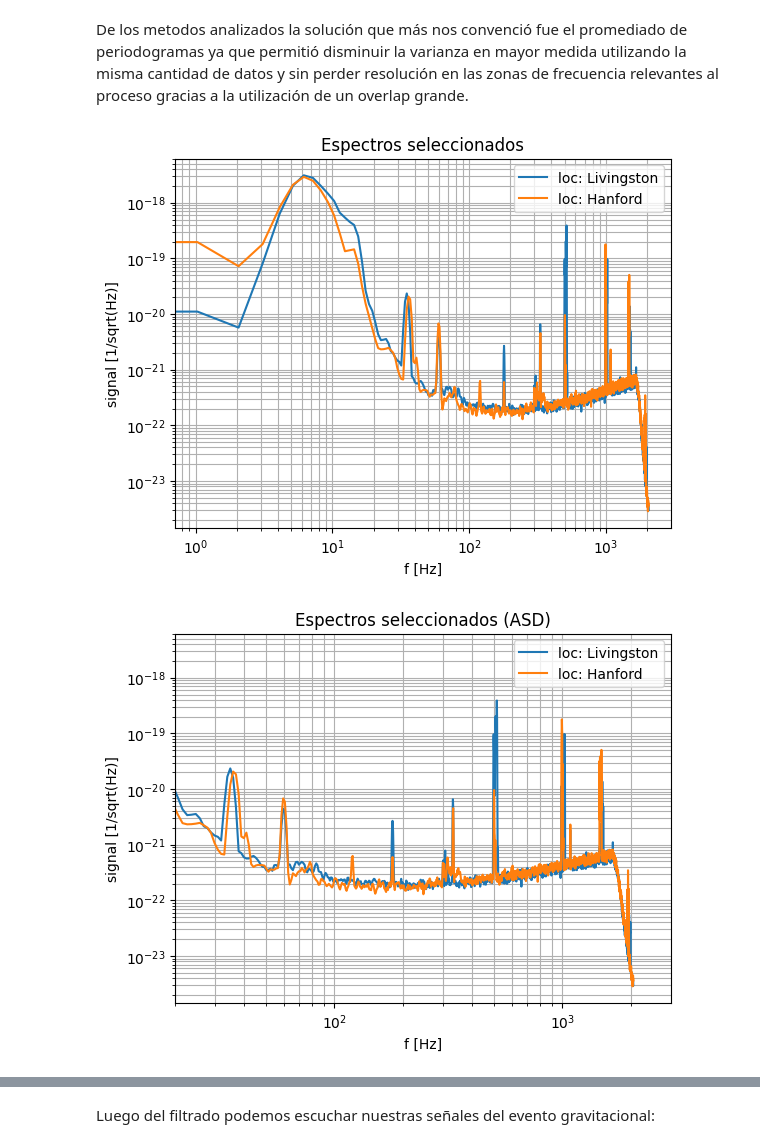
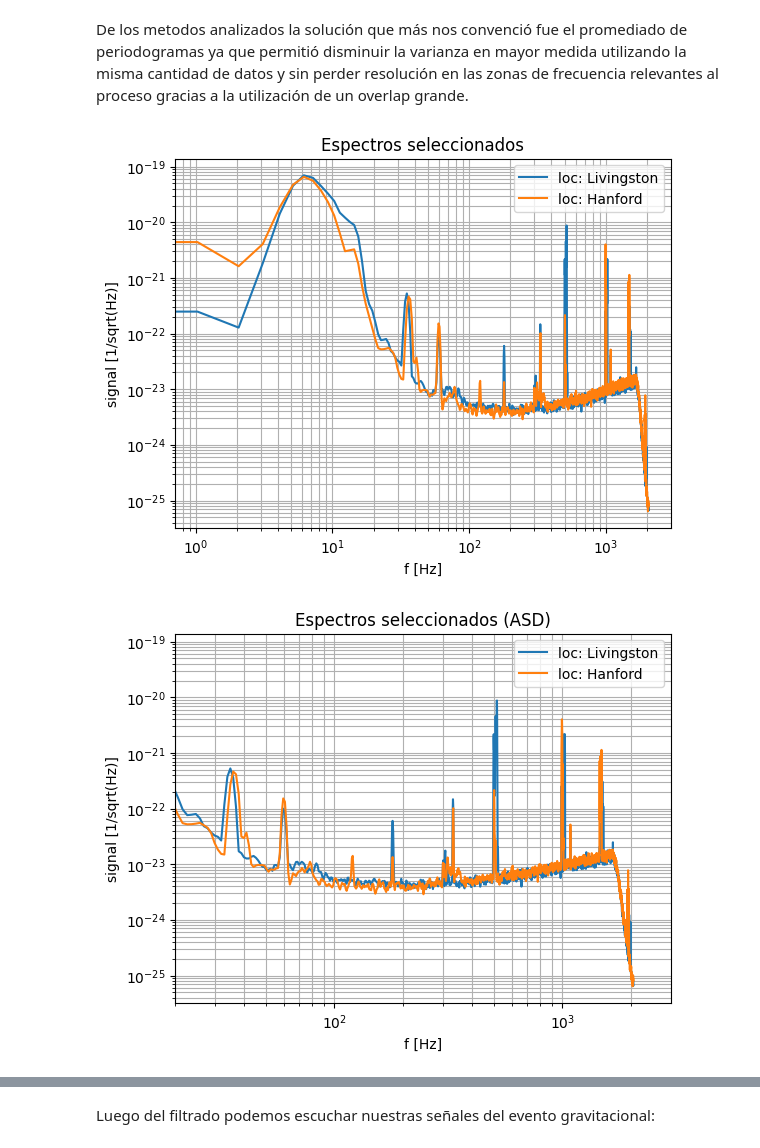
Before and after one commit to JBatRey/Procesamiento-Adaptativo-de-Se-ales-Aleatorias, a Jupyter notebook: TP1.ipynb, the cells around one changed output, grey strips where cells are left out. Cells and saved outputs as stored; diff of their text form; code cells hidden in the pictures.

```diff
--- a/TP1.ipynb
+++ b/TP1.ipynb
@@ -621,8 +620,8 @@ h1p_f = np.linspace(0,0.5, len(h1p_p)) * h1_fs
 l1p_p = Rx_pa_l
 l1p_f = np.linspace(0,0.5, len(l1p_p)) * l1_fs
 # %%
-plt.plot(l1p_f, np.sqrt(l1p_p), label = 'loc: Livingston')
-plt.plot(h1p_f, np.sqrt(h1p_p), label = 'loc: Hanford')
+plt.plot(l1p_f, np.sqrt(l1p_p)/np.sqrt(len(l1p_p)), label = 'loc: Livingston')
+plt.plot(h1p_f, np.sqrt(h1p_p)/np.sqrt(len(h1p_p)), label = 'loc: Hanford')
 
 
 plt.title('Espectros seleccionados')
@@ -634,23 +633,23 @@ plt.yscale("log")
 plt.grid(True, which="both")
 plt.show()
 # %% [output]
-[figure, old version]
+[figure, new version]
 # %%
-plt.plot(l1p_f, np.sqrt(l1p_p), label = 'loc: Livingston')
-plt.plot(h1p_f, np.sqrt(h1p_p), label = 'loc: Hanford')
+plt.plot(l1p_f, np.sqrt(l1p_p)/np.sqrt(len(l1p_p)), label = 'loc: Livingston')
+plt.plot(h1p_f, np.sqrt(h1p_p)/np.sqrt(len(h1p_p)), label = 'loc: Hanford')
 
 
 plt.title('Espectros seleccionados (ASD)')
 plt.xlabel('f [Hz]')
 plt.ylabel('signal [1/sqrt(Hz)]')
 plt.legend()
 plt.xscale("log")
 plt.yscale("log")
 plt.grid(True, which="both")
 plt.xlim(20)
 plt.show()
 # %% [output]
-[figure, old version]
+[figure, new version]
 # %% [markdown]
 Observamos que nuestros resultados son los similares a los encontrados lor LIGO.
 
```
Also changed, not shown: parts of 2 cells of this notebook.
